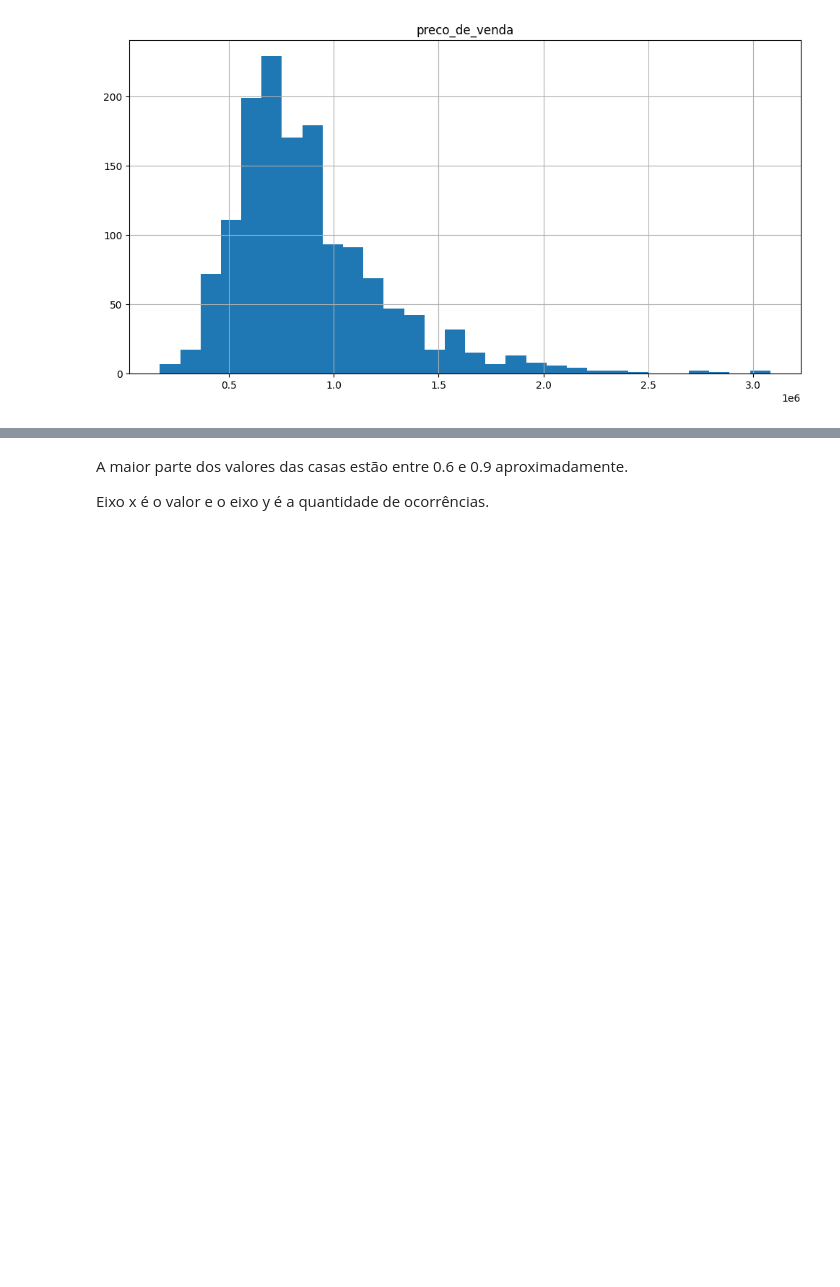
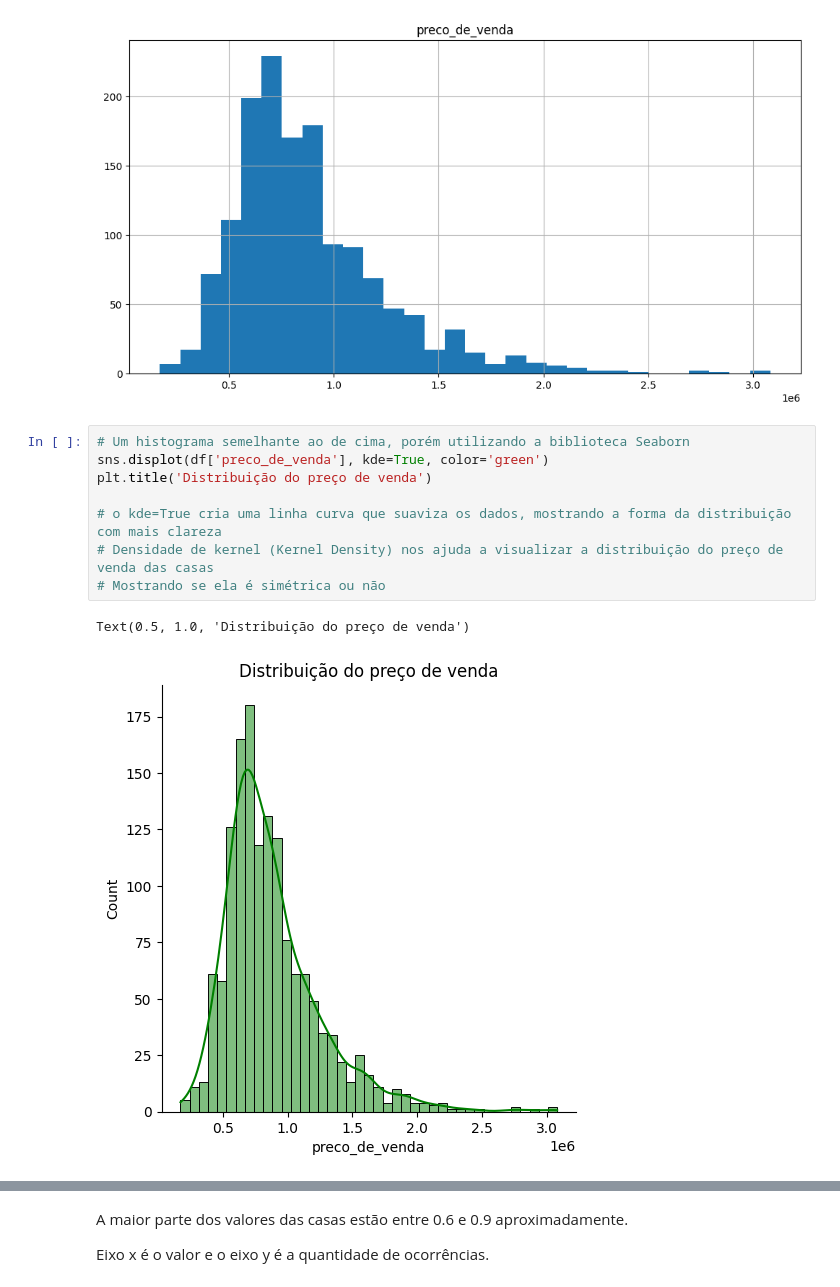
Before and after one commit to DiogoBotton/Python_Data_Analysis, a Jupyter notebook: Regressao_Linear/exploratory_analysis.ipynb, the cells around one changed output, grey strips where cells are left out. Saved outputs shown, nothing was run; the diff lists cells and outputs as text; blank space fills up the shorter version.

```diff
--- a/Regressao_Linear/exploratory_analysis.ipynb
+++ b/Regressao_Linear/exploratory_analysis.ipynb
@@ -130,3 +133,14 @@ df.hist(column='preco_de_venda', bins=30, figsize=(12,6))
 # %% [output]
 array([[<Axes: title={'center': 'preco_de_venda'}>]], dtype=object)
 [figure]
+# %%
+# Um histograma semelhante ao de cima, porém utilizando a biblioteca Seaborn
+sns.displot(df['preco_de_venda'], kde=True, color='green')
+plt.title('Distribuição do preço de venda')
+
+# o kde=True cria uma linha curva que suaviza os dados, mostrando a forma da distribuição com mais clareza
+# Densidade de kernel (Kernel Density) nos ajuda a visualizar a distribuição do preço de venda das casas
+# Mostrando se ela é simétrica ou não
+# %% [output]
+Text(0.5, 1.0, 'Distribuição do preço de venda')
+[figure, added]
```
Also changed, not shown: parts of 51 cells of this notebook, 3 other files.
